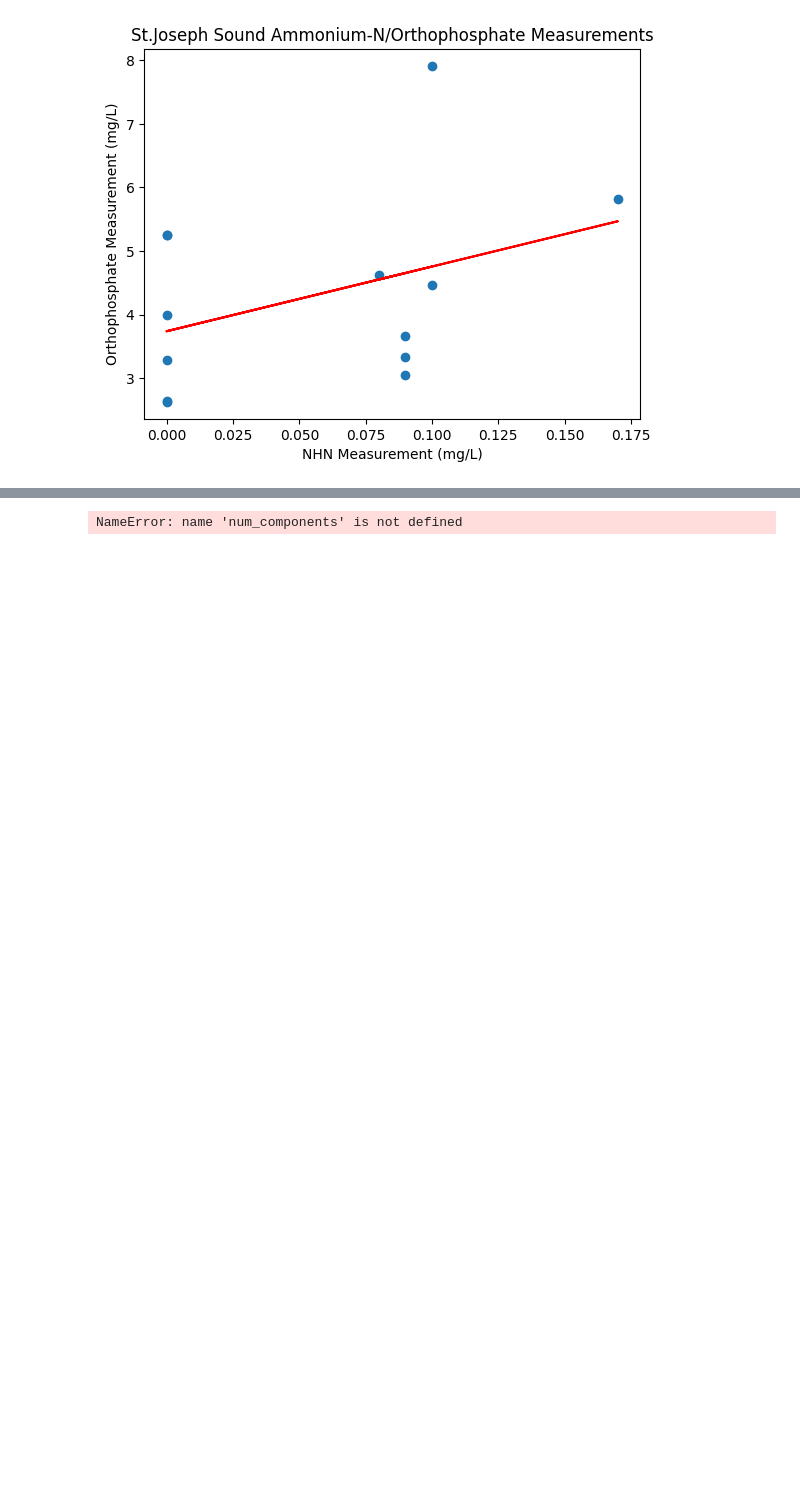
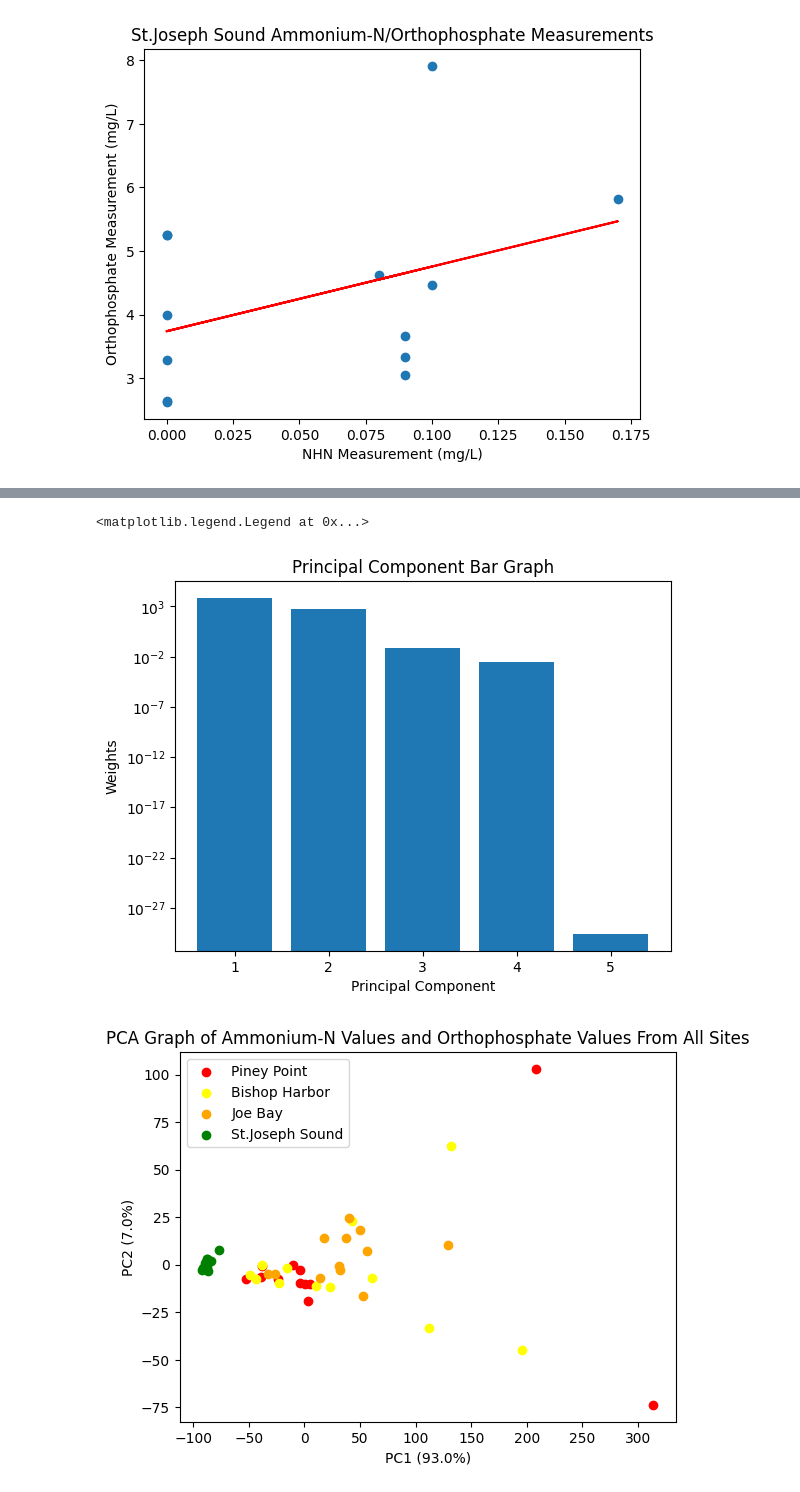
Before and after one commit to James-A-Santiago/ENV3040C-Course-Project, a Jupyter notebook: Santiago_James_CourseProject.ipynb, the cells around one changed output, grey strips where cells are left out. Cells and saved outputs as stored; diff of their text form; code cells hidden in the pictures; blank space fills up the shorter version.

```diff
--- a/Santiago_James_CourseProject.ipynb
+++ b/Santiago_James_CourseProject.ipynb
@@ -48,7 +48,7 @@ for line in file:
         NHN_list.append(float(data[3]))
         Ortho_P_list.append(float(data[5]))
         if data[0] == "Piney Point" or data[0] == "Bishop Harbor" or data[0] == "Joe Bay" or data[0] == "St. Joseph Sound":
-            PCA_list.append(data[3:6:2]) # Gathering quantative values for PCA calculation later
+            PCA_list.append(data[3:8]) # Gathering quantative values for PCA calculation later
         if data[0] == "Piney Point":
             Piney_Point_NHN_list.append(float(data[3]))
             Piney_Point_Ortho_P_list.append(float(data[5]))
@@ -375,31 +375,20 @@ td_PCA = np_PCA.reshape(-1, np_PCA.shape[-1])
 
 
 # PCA CALCULATION ON ALL NHN AND ORTHOPHOSPHATE MEASUREMENTS
-pca = PCA(n_components = 2)
+pca = PCA(n_components = 5)
 principal_components = pca.fit_transform(td_PCA)
 print("Ammonium-N and Orthophosphate principal components including values from all sites:\n", principal_components, "\n")
 
 # 2 DIMENSIONALITY REDUCTION: Extract principle component weights and plot using a bar chart
-weight = pca.components_.T * np.sqrt(pca.explained_variance_)
-print(weight)
-
-components = weight.shape[1]
-features = weight.shape[1]
+print(pca.explained_variance_)
 
 # Generate bar graphs for each PCA component weight
-
-fig, ax = plt.subplots(components, 1, figsize=(10, 2*num_components))
-
-for num in range(components):
-    ax[num].bar(range(features), weight[num])
-    ax[num].set_title(f'Principal Component {num + 1} Weights')
-    ax[num].set_xlabel('Feature Index')
-    ax[num].set_ylabel('Weight')
-
-# Space graphs from overlapping each other
-plt.tight_layout()
-
-
+fig, ax = plt.subplots()
+plt.title('Principal Component Bar Graph')
+ax.set_xlabel('Principal Component')
+ax.set_ylabel('Weights')
+ax.bar(range(1, len(pca.explained_variance_) + 1), (pca.explained_variance_))
+plt.yscale('log')
 
 # 3 DIMENSIONALITY REDUCTION: Visualize your data on PC1 and PC2. Color code data points by relevant categories
 fig, ax = plt.subplots()
@@ -407,8 +396,8 @@ ax.scatter(principal_components[0:12 , 0], principal_components[0:12 , 1], c = "
 ax.scatter(principal_components[13:25 , 0], principal_components[13:25 , 1], c = "yellow", label = 'Bishop Harbor')
 ax.scatter(principal_components[26:38 , 0], principal_components[26:38 , 1], c = "orange", label = 'Joe Bay')
 ax.scatter(principal_components[39:52 , 0], principal_components[39:52 , 1], c = "green", label = 'St.Joseph Sound')
-label_X = "PC1 (" + str(np.round(pca.explained_variance_ratio_[0] * 100, decimals = 2)) + "%)"
-label_Y = "PC2 (" + str(np.round(pca.explained_variance_ratio_[1] * 100, decimals =2 )) + "%)"
+label_X = "PC1 (" + str(np.round(pca.explained_variance_ratio_[0] * 100)) + "%)"
+label_Y = "PC2 (" + str(np.round(pca.explained_variance_ratio_[1] * 100)) + "%)"
 ax.set_xlabel(label_X)
 ax.set_ylabel(label_Y)
 plt.title("PCA Graph of Ammonium-N Values and Orthophosphate Values From All Sites")
@@ -434 +423,3 @@ Ammonium-N and Orthophosphate principal components including values from all sit
-NameError: name 'num_components' is not defined
+<matplotlib.legend.Legend at 0x...>
+[figure, added]
+[figure, added]
```
Also changed, not shown: parts of 1 cell of this notebook, 1 other file.
